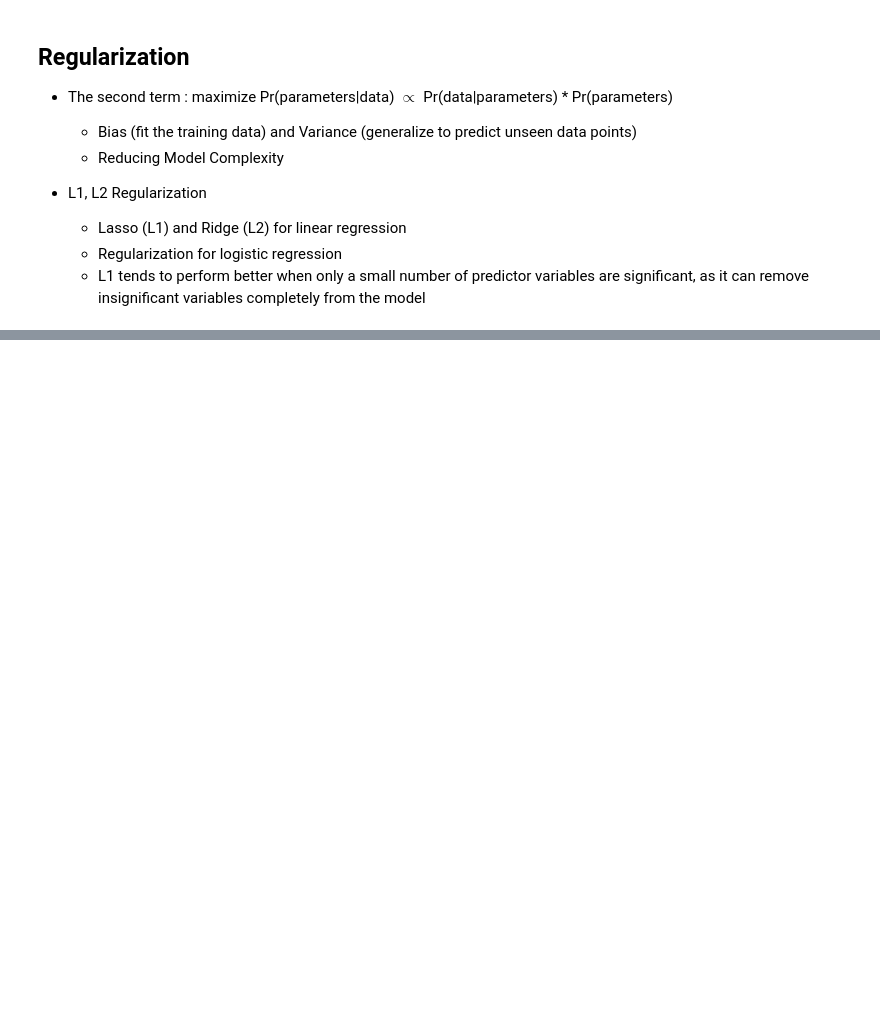
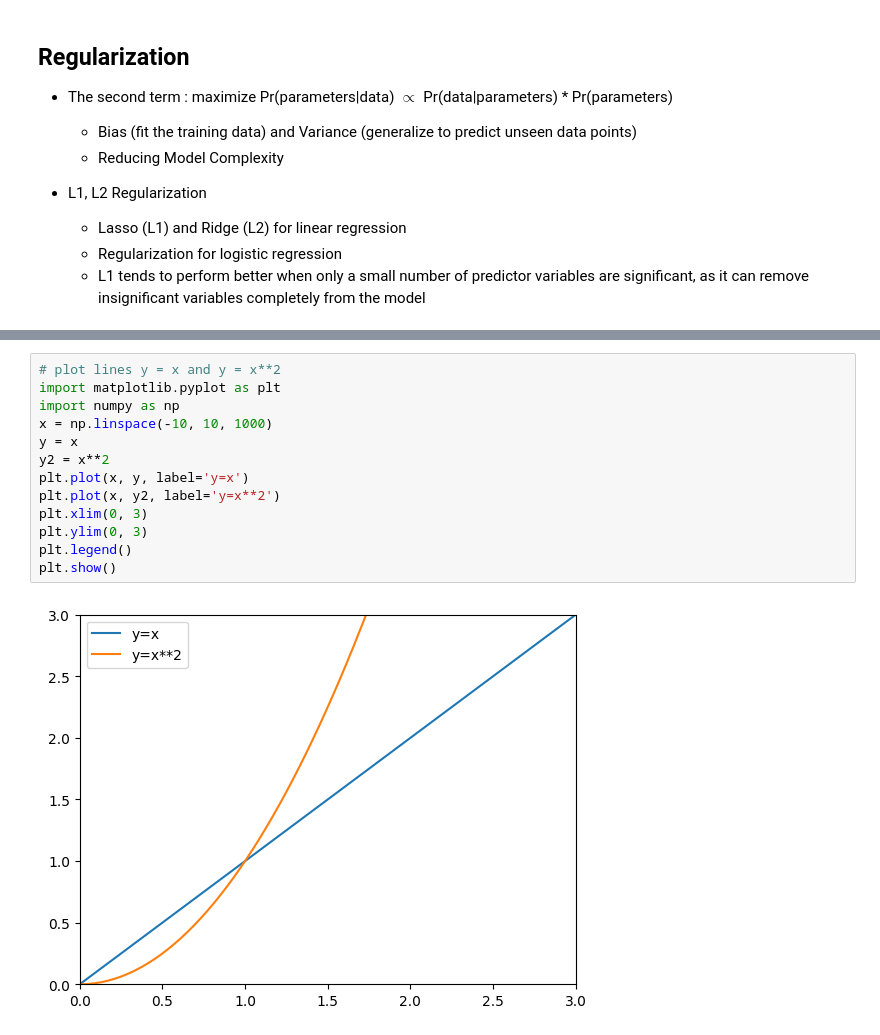
Before and after one commit to xinzhel/machine-learning-tutorials, a Jupyter notebook: 6-regularization.ipynb, the cells around one changed output, grey strips where cells are left out. Drawn from its saved outputs; the diff is of its cells as text; blank space fills up the shorter version.

```diff
--- a/6-regularization.ipynb
+++ b/6-regularization.ipynb
@@ -40,0 +55,15 @@ ValueError: Classification metrics can't handle a mix of multiclass and continuo
+# %%
+# plot lines y = x and y = x**2
+import matplotlib.pyplot as plt
+import numpy as np
+x = np.linspace(-10, 10, 1000)
+y = x
+y2 = x**2
+plt.plot(x, y, label='y=x')
+plt.plot(x, y2, label='y=x**2')
+plt.xlim(0, 3)
+plt.ylim(0, 3)
+plt.legend()
+plt.show()
+# %% [output]
+[figure, added]
```
Also changed, not shown: parts of 4 cells of this notebook, 8 other files.
